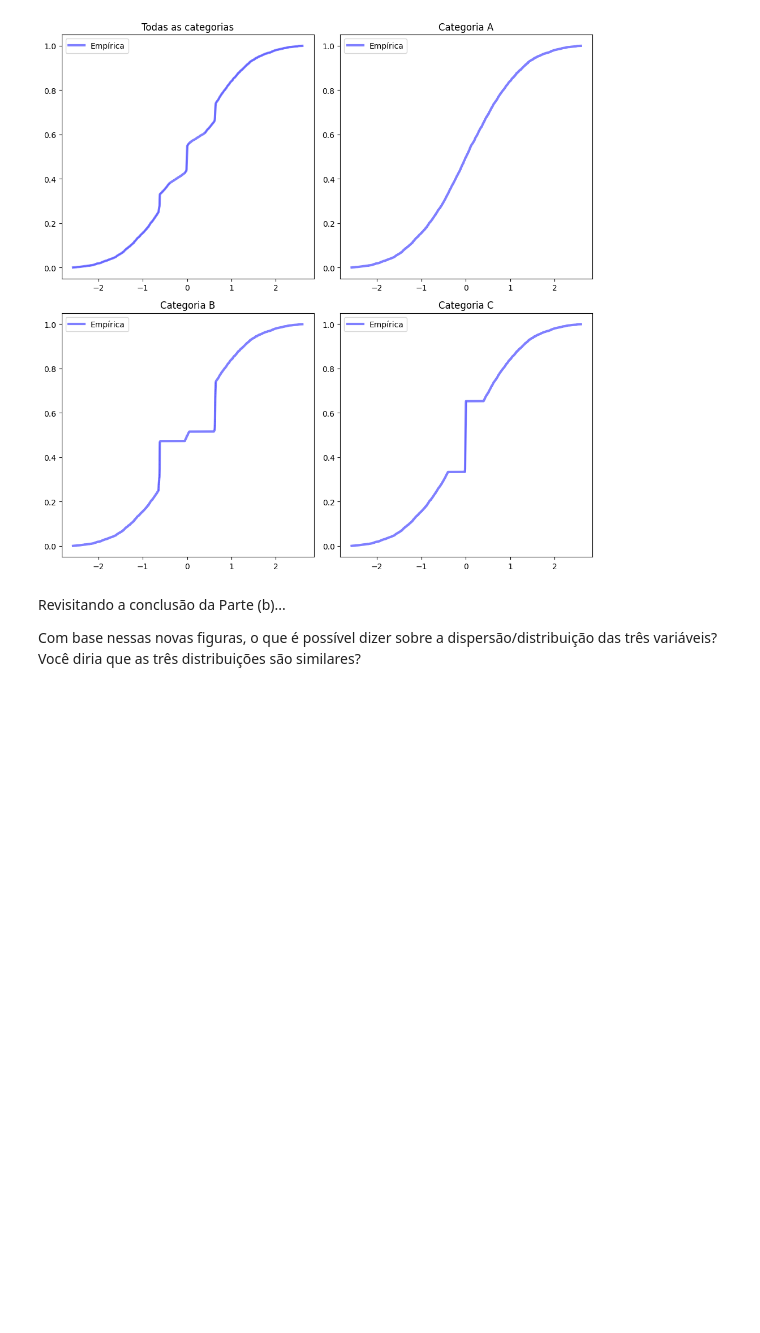
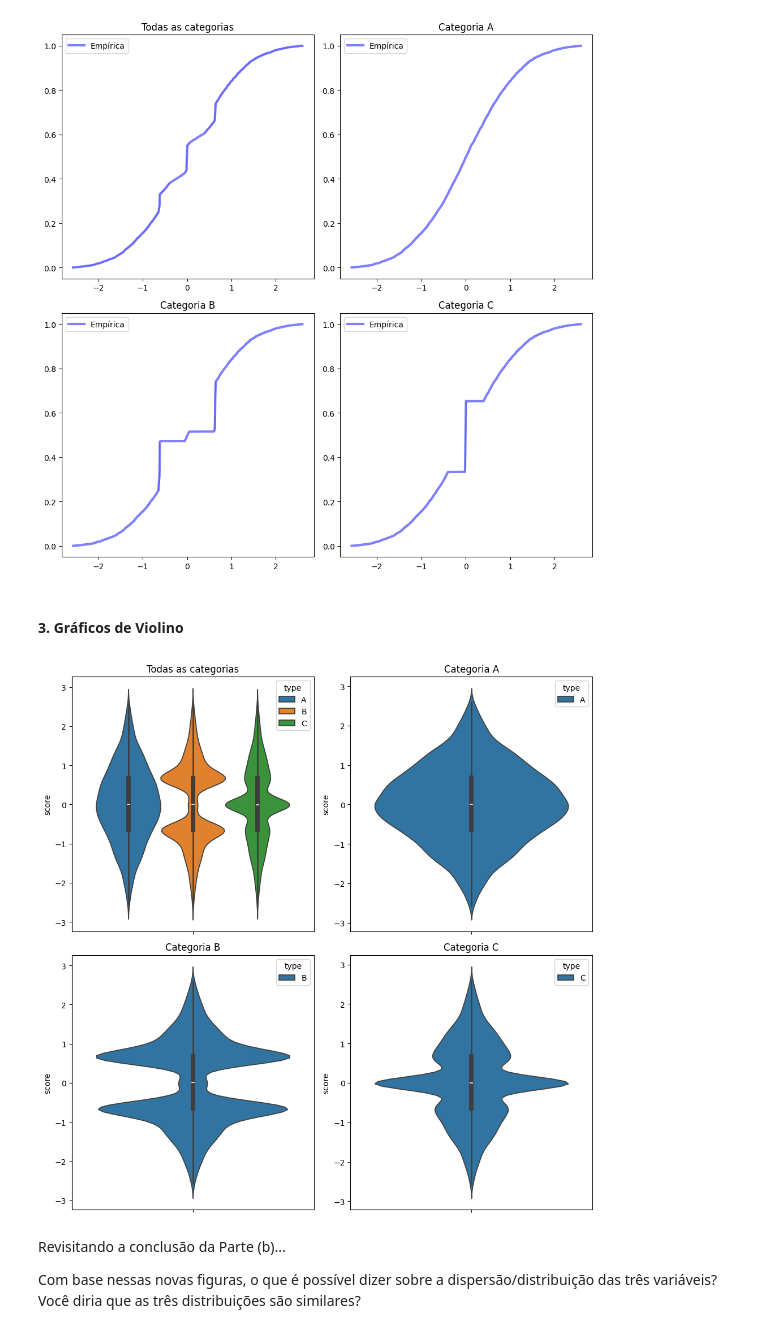
Before and after one commit to falconeee/CD-2025-2, a Jupyter notebook: lista_01.ipynb, the cells around one changed output. Saved outputs shown, nothing was run; the diff lists cells and outputs as text; code cells hidden in the pictures; blank space fills up the shorter version.

```diff
--- a/lista_01.ipynb
+++ b/lista_01.ipynb
@@ -401,6 +411,27 @@ plt.tight_layout()
 plt.show()
 # %% [output]
 [figure]
+# %% [markdown]
+#### 3. Gráficos de Violino
+# %%
+fig, axes = plt.subplots(2, 2, figsize=(10, 10))
+
+sns.violinplot(data=df_dados_q4, y='score', hue='type', ax=axes[0,0])
+axes[0,0].set_title('Todas as categorias')
+
+sns.violinplot(data=df_dados_q4_A, y='score', hue='type', ax=axes[0,1])
+axes[0,1].set_title('Categoria A')
+
+sns.violinplot(data=df_dados_q4_B, y='score', hue='type', ax=axes[1,0])
+axes[1,0].set_title('Categoria B')
+
+sns.violinplot(data=df_dados_q4_C, y='score', hue='type', ax=axes[1,1])
+axes[1,1].set_title('Categoria C')
+
+plt.tight_layout()
+plt.show()
+# %% [output]
+[figure, added]
 # %% [markdown]
 Revisitando a conclusão da Parte (b)...
 
```
Also changed, not shown: parts of 14 cells of this notebook.
